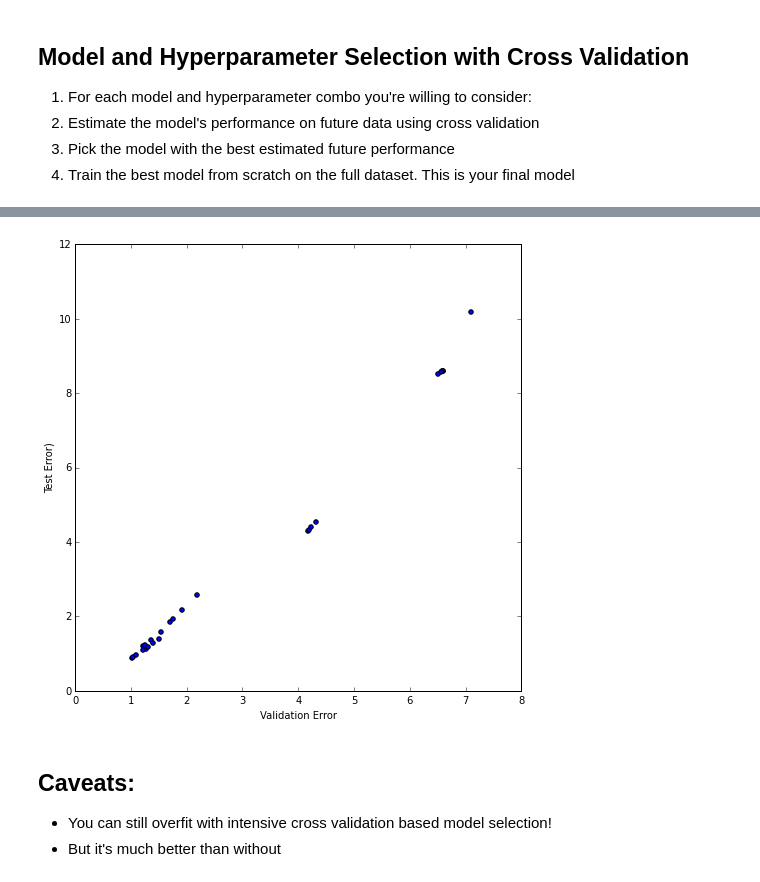
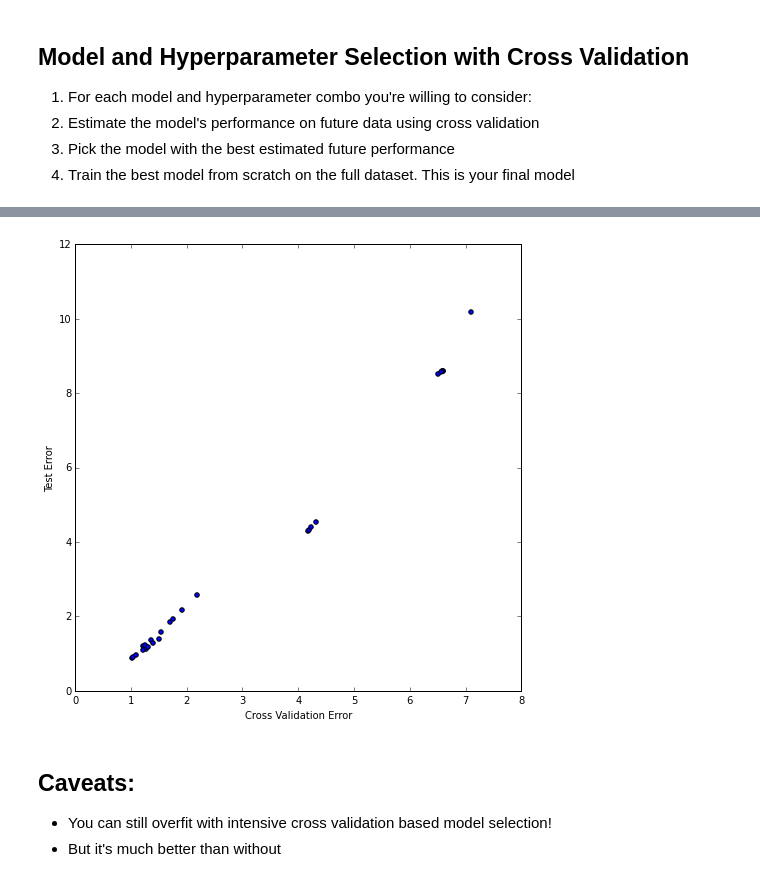
Before and after one commit to UCIDataScienceInitiative/PredictiveModeling_withPython, a Jupyter notebook: Session 2 - Overfitting, Regularization, Model Selection.ipynb, the cells around one changed output, grey strips where cells are left out. Cells and saved outputs as stored; diff of their text form; code cells hidden in the pictures.

```diff
--- a/Session 2 - Overfitting, Regularization, Model Selection.ipynb
+++ b/Session 2 - Overfitting, Regularization, Model Selection.ipynb
@@ -707,14 +707,14 @@ all_results[disp_cols]
 # %%
 %matplotlib inline
 import matplotlib.pyplot as plt
 f = plt.figure()
 plt.scatter(all_results['Cross Validation Error'], all_results['Test Error'])
 plt.xlabel('Cross Validation Error')
-plt.ylabel('Test Error)')
+plt.ylabel('Test Error')
 f.set_size_inches(8, 8)
 plt.show()
 # %% [output]
-[figure, old version]
+[figure, new version]
 # %%
 # scikit learn includes some functions for making cross validation easier
 # and computationally faster for a some models
```
Also changed, not shown: parts of 2 cells of this notebook.
